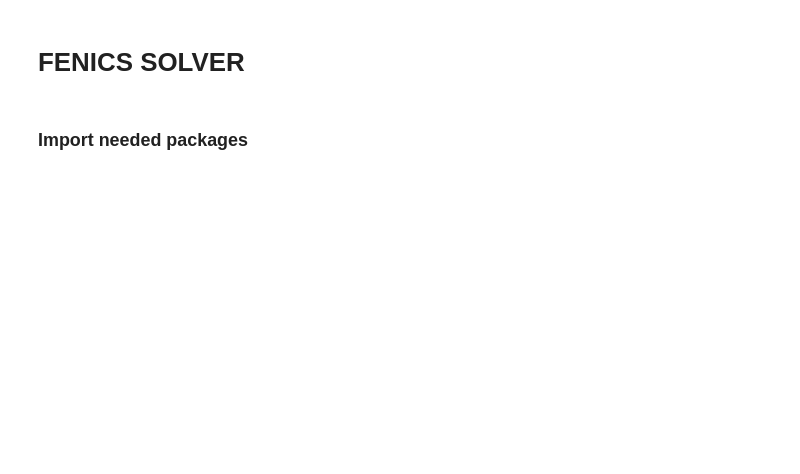
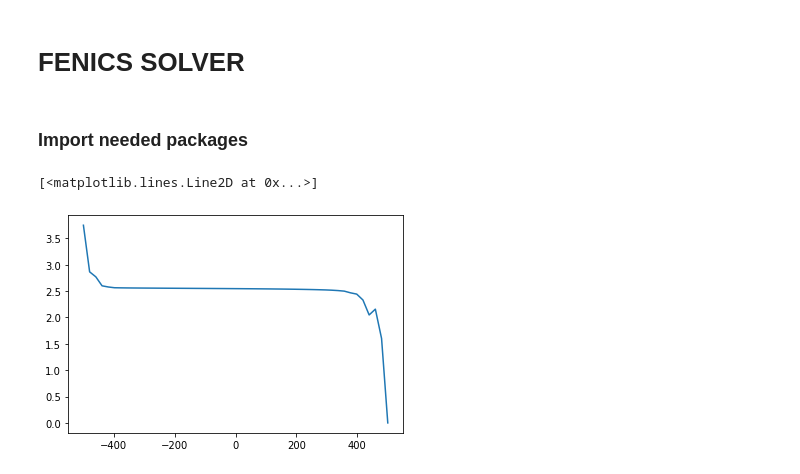
Before and after one commit to ColgateShots/PNP, a Jupyter notebook: FENICS_SOLVER_MESHED.ipynb, the cells around one changed output. Drawn from its saved outputs; the diff is of its cells as text; code cells hidden in the pictures; blank space fills up the shorter version.

```diff
--- a/FENICS_SOLVER_MESHED.ipynb
+++ b/FENICS_SOLVER_MESHED.ipynb
@@ -92,6 +96,12 @@ PNP_xy     = PoissonLeft + PoissonRight + NernstPlanck + constraint        # PNP
 fn.solve(PNP_xy == 0, UC, bcs) # solve function
 # %%
 S1, S2, S3, S4, S5 = UC.split()
+# %%
+
+plt.plot(np.linspace(-500,500),[S1(0,x,0) for x in np.linspace(0,-500)])
+# %% [output]
+[<matplotlib.lines.Line2D at 0x...>]
+[figure, added]
 # %%
 import matplotlib.tri as tri
 
```
Also changed, not shown: parts of 4 cells of this notebook.
